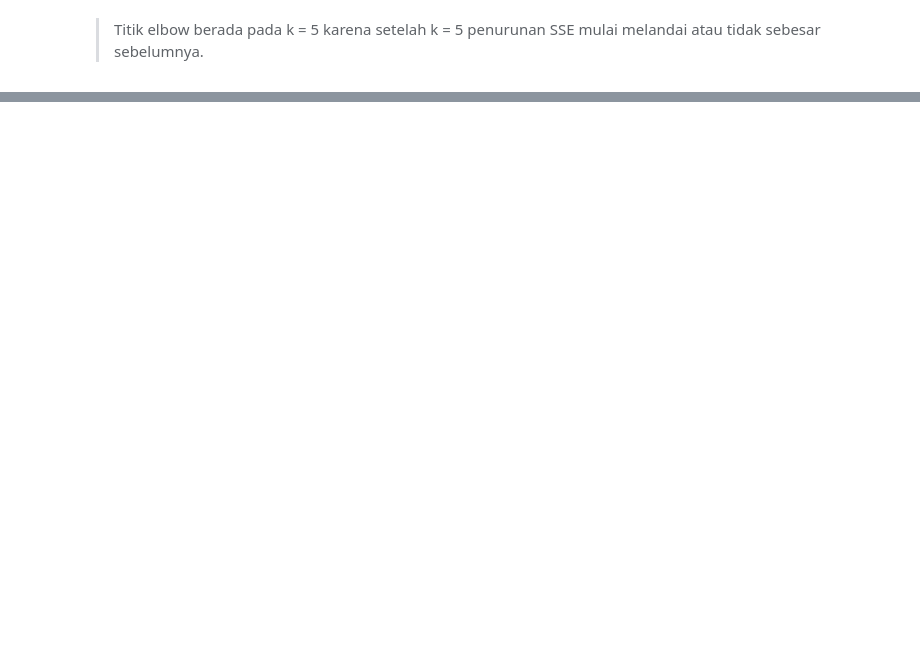
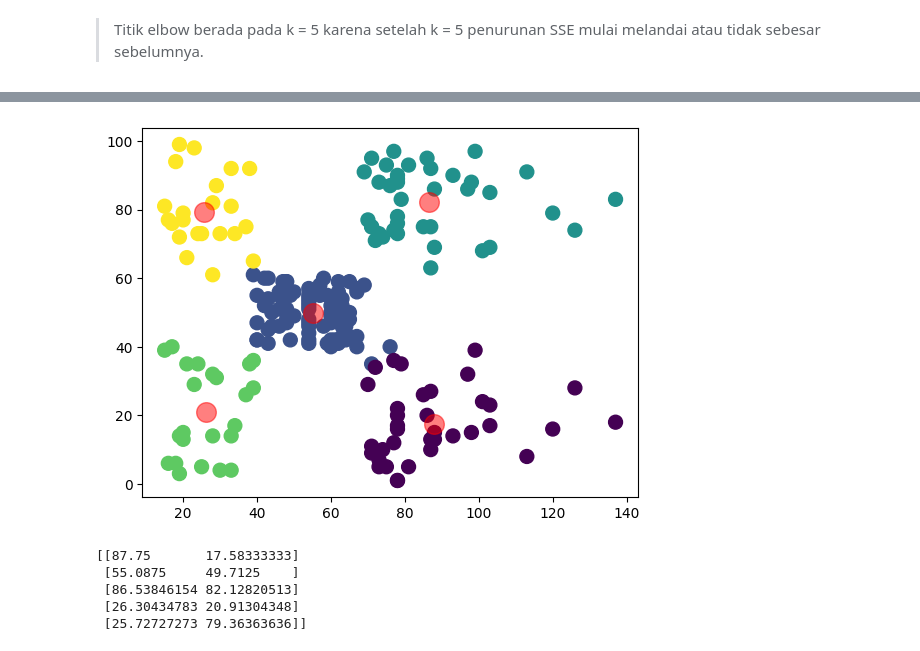
Before and after one commit to Raditya-Z/MachineLearning_244107020144, a Jupyter notebook: JS-04/JS-04_TugasPraktikum.ipynb, the cells around one changed output, grey strips where cells are left out. Drawn from its saved outputs; the diff is of its cells as text; code cells hidden in the pictures; blank space fills up the shorter version.

```diff
--- a/JS-04/JS-04_TugasPraktikum.ipynb
+++ b/JS-04/JS-04_TugasPraktikum.ipynb
@@ -64,9 +64,29 @@ plt.scatter(X.iloc[:, 0], X.iloc[:, 1], c=y_kmeans)
 # %%
 plt.scatter(
     X.iloc[:, 0],
     X.iloc[:, 1],
-    c=5,
+    c=y_kmeans,
     s=100
 )
 
-centers = cl_kmeans.
+centers = cl_kmeans.cluster_centers_
+
+plt.scatter(
+    centers[:, 0],
+    centers[:, 1],
+    c='red',
+    s=200,
+    alpha=0.5
+)
+
+plt.show()
+# %% [output]
+[figure, added]
+# %%
+print(centers)
+# %% [output]
+[[87.75       17.58333333]
+ [55.0875     49.7125    ]
+ [86.53846154 82.12820513]
+ [26.30434783 20.91304348]
+ [25.72727273 79.36363636]]
```
Also changed, not shown: parts of 20 cells of this notebook.
